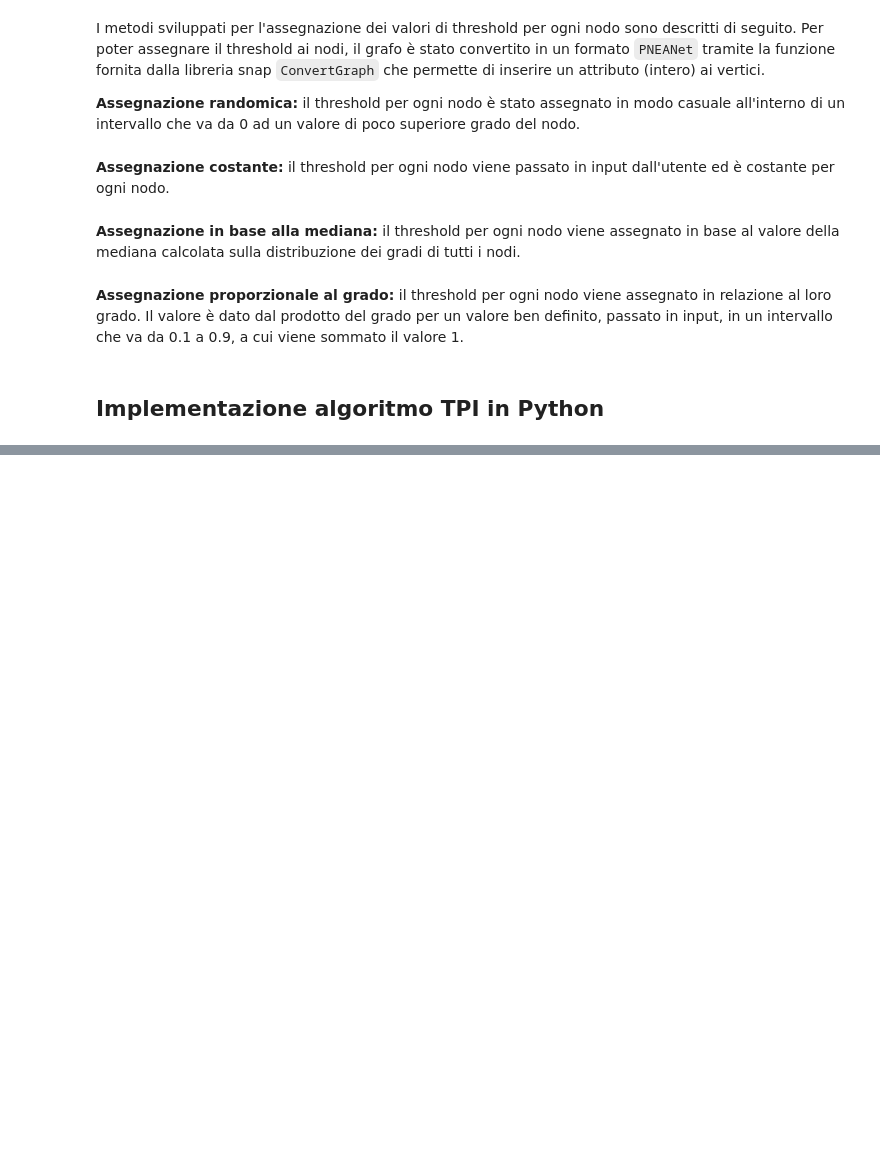
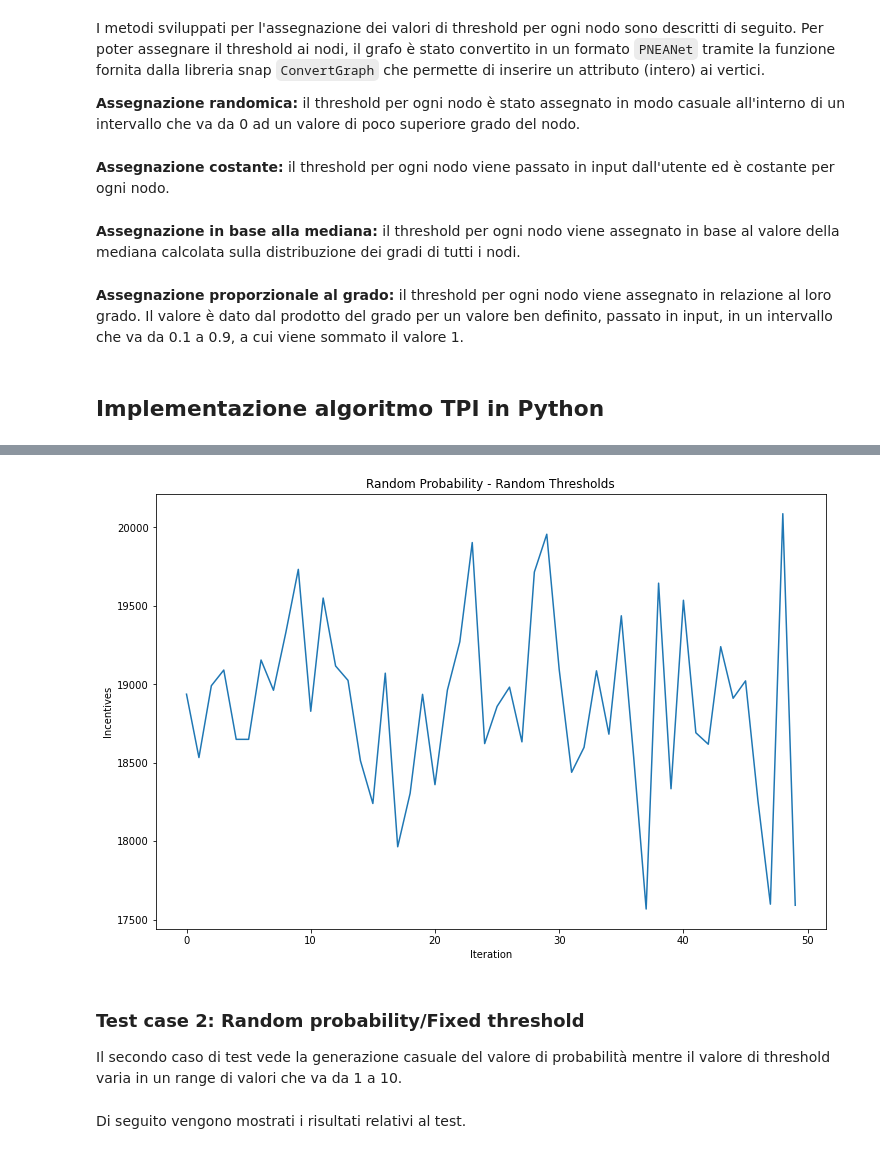
Before and after one commit to fscavone1/TPI-Algorithm, a Jupyter notebook: documentation.ipynb, the cells around one changed output, grey strips where cells are left out. Saved outputs shown, nothing was run; the diff lists cells and outputs as text; code cells hidden in the pictures; blank space fills up the shorter version.

Commit message:
Creation of a library for the creation of graphs and addition of test cases in the documentation

```diff
--- a/documentation.ipynb
+++ b/documentation.ipynb
@@ -173,0 +212,4 @@ def tpi(graph):
+# %%
+results = pd.read_csv('Tests/test_rr.csv', delimiter=' ', skiprows=0, low_memory=False)
+results = results.drop([50])
+results.head(10)
@@ -173,0 +228,7 @@ def tpi(graph):
+# %%
+plots.create_graph(results, 50, 'Random Probability - Random Thresholds')
+# %% [output]
+[figure, added]
+# %% [markdown]
+### Test case 2: Random probability/Fixed threshold
+Il secondo caso di test vede la generazione casuale del valore di probabilità mentre il valore di threshold varia in un range di valori che va da 1 a 10.
@@ -173,0 +253,2 @@ def tpi(graph):
+# %% [markdown]
+Di seguito vengono mostrati i risultati relativi al test.
```
Also changed, not shown: parts of 36 cells of this notebook, 3 other files.
